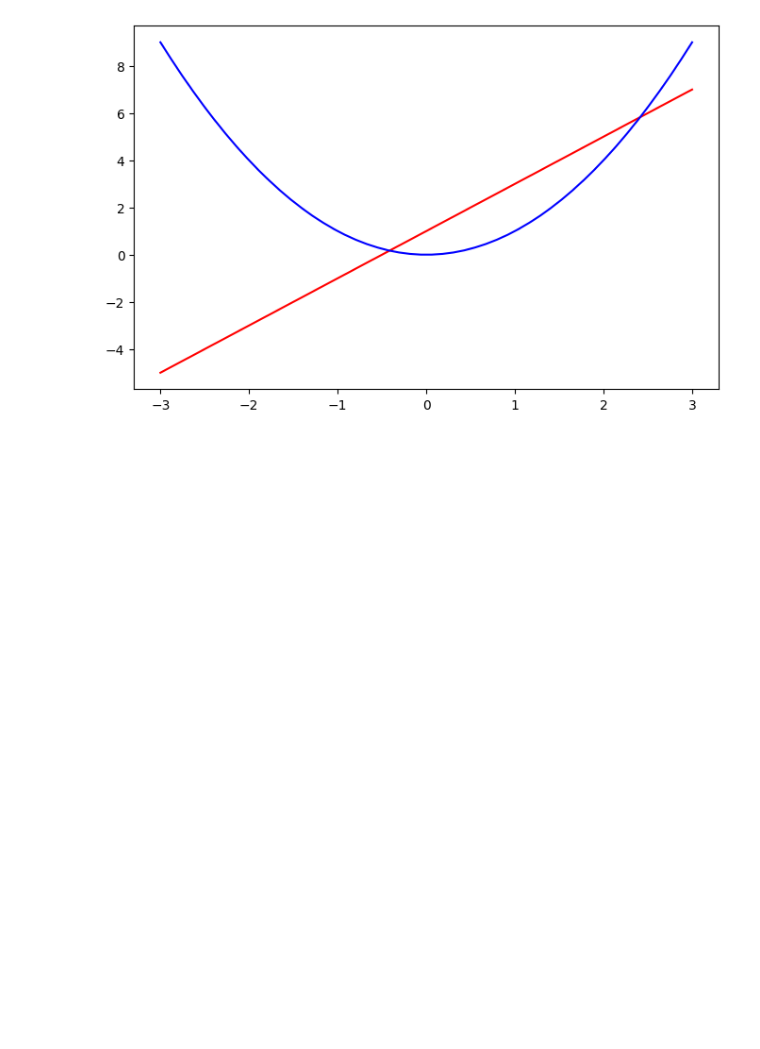
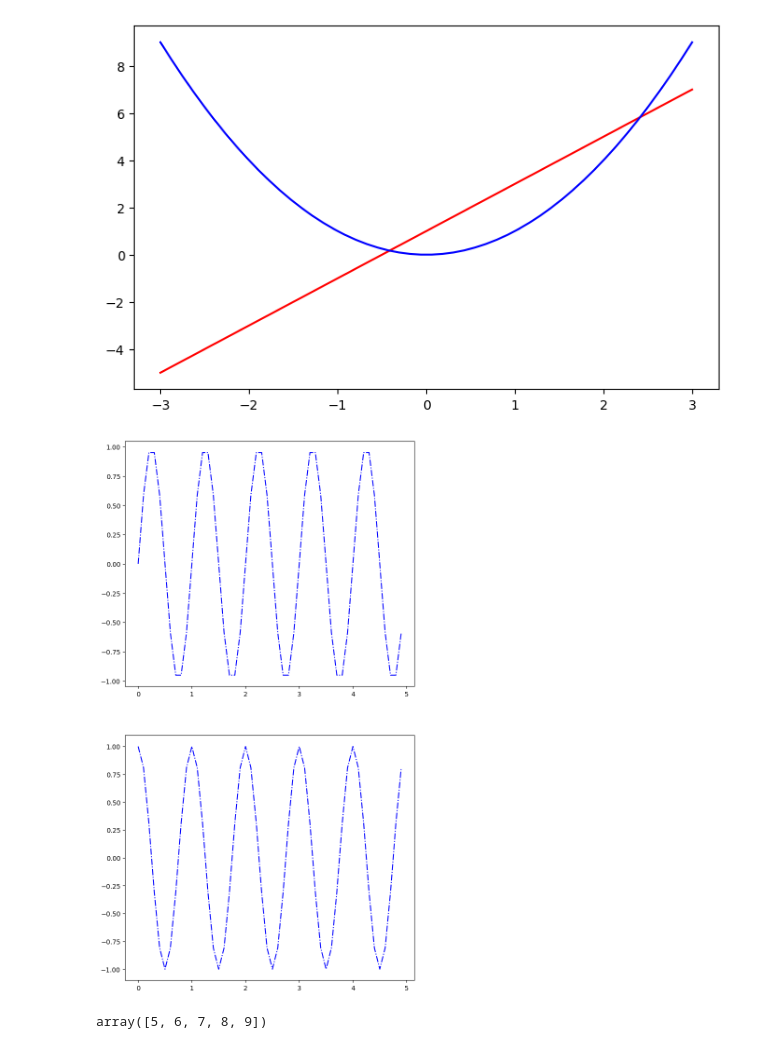
Before and after one commit to Tina54321/Python, a Jupyter notebook: lesson16/lesson16_1.ipynb, the cells around one changed output. Cells and saved outputs as stored; diff of their text form; code cells hidden in the pictures; blank space fills up the shorter version.

```diff
--- a/lesson16/lesson16_1.ipynb
+++ b/lesson16/lesson16_1.ipynb
@@ -32,3 +32,26 @@ ax.plot(x,y2,'b-')
 plt.show()
 # %% [output]
 [figure]
+# %%
+t = np.arange(0,5,0.1)
+y1 = np.sin(2 * np.pi * t)
+y2 = np.cos(2 * np.pi * t)
+
+fig = plt.figure(figsize=(8,15))
+ax1 = fig.add_subplot(2,1,1)
+ax2 = fig.add_subplot(2,1,2)
+
+ax1.plot(t,y1,'b-.')
+ax2.plot(t,y2,'b-.')
+plt.show()
+# %% [output]
+[figure, added]
+# %%
+arr = np.arange(10)
+#索引編號
+arr[1] # subscript[index]
+arr[:] # subscript[:] slice
+arr[:5] # subscript[:] slice
+arr[-5:] # subscript[:] slice
+# %% [output]
+array([5, 6, 7, 8, 9])
```
Also changed, not shown: parts of 8 cells of this notebook, 1 other file.
